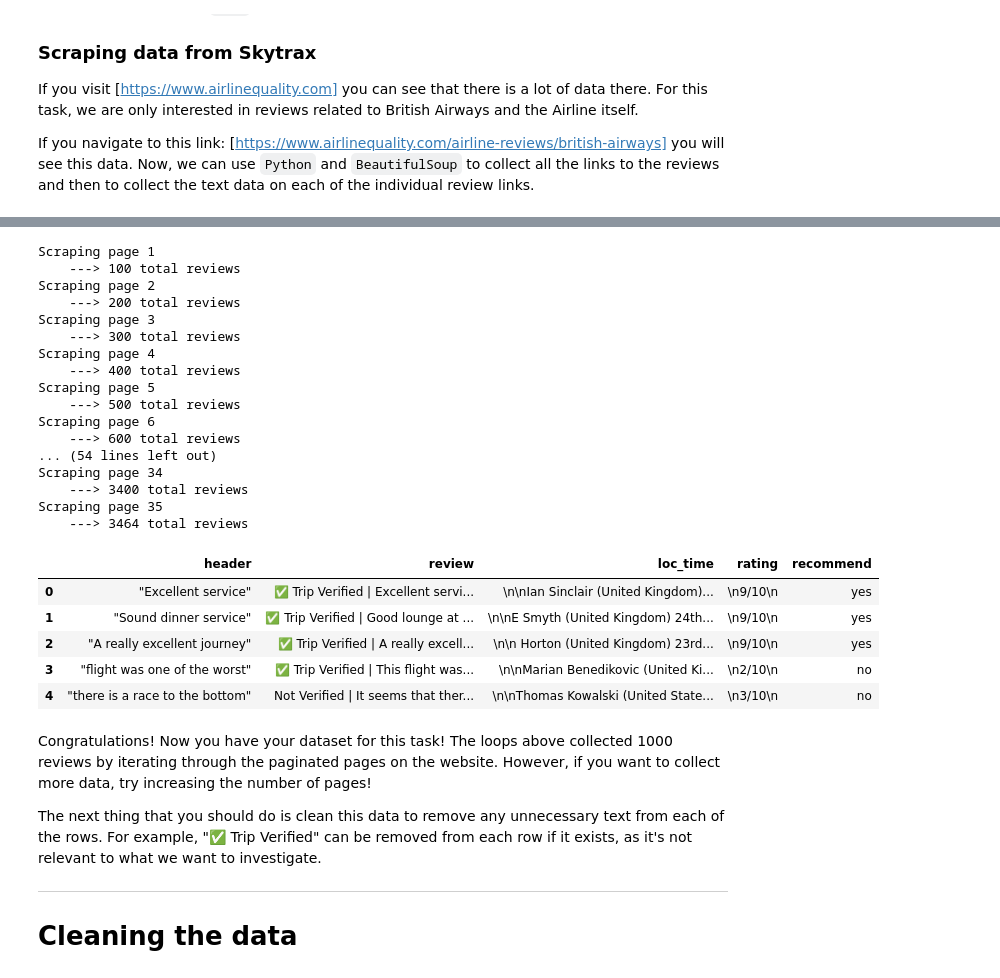
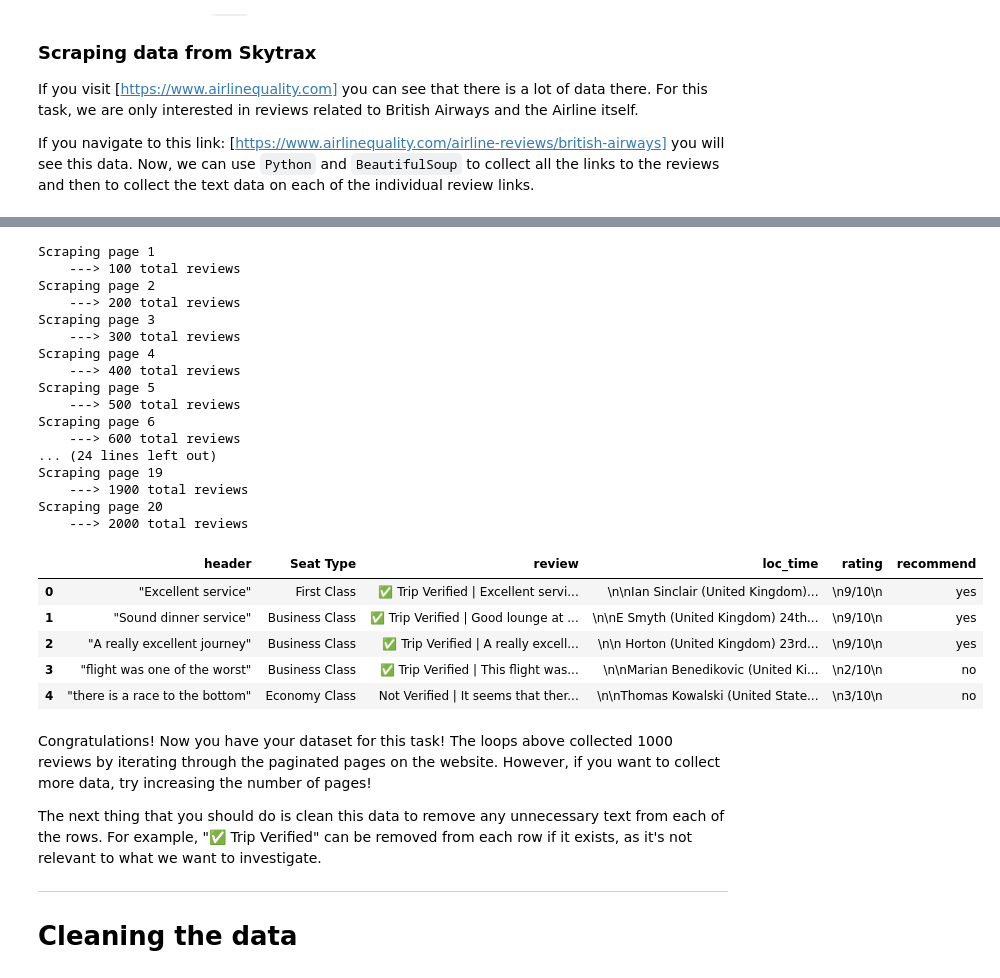
Before and after one commit to Shimmy-Shams-007/Web-Scraping-To-Gain-Company-Insights, a Jupyter notebook: BA_Task_1.ipynb, the cells around one changed output, grey strips where cells are left out. Saved outputs shown, nothing was run; the diff lists cells and outputs as text; code cells hidden in the pictures.

```diff
--- a/BA_Task_1.ipynb
+++ b/BA_Task_1.ipynb
@@ -61,13 +64,17 @@ def scrape_data(pages):
             header = passenger.find("h2", {"class": "text_header"}).get_text()
             loc_time = passenger.find("h3", {"class": "text_sub_header"}).get_text()
             review = passenger.find("div", {"class": "text_content"}).get_text()
-            table = passenger.find('table', {"class": "review-ratings"})
-            if table is not None:
-                recommend = table.find_all('td', {"class": "review-value"})[-1].get_text()
+            review_table = passenger.find('table', {"class": "review-ratings"})
+            if review_table is not None:
+                recommend = review_table.find_all('td', {"class": "review-value"})[-1].get_text()
+                cabin_flown = review_table.find('td', text="Seat Type").find_next_sibling('td').get_text()
+
             else:
                 recommend = "N/A"
+                cabin_flown = "N/A"
 
             profile.update([('header', header),
+                            ('Seat Type', cabin_flown),
                             ('review', review),
                             ('loc_time', loc_time),
                             ('rating', rating),
@@ -77,33 +84,33 @@ def scrape_data(pages):
     return reviews
 # %%
 # Creating the dataset of reviews
-reviews_list = scrape_data(35)
+reviews_list = scrape_data(20)
 df = pd.DataFrame(reviews_list)
 df.head()
 # %% [output]
 Scraping page 1
     ---> 100 total reviews
 Scraping page 2
     ---> 200 total reviews
 Scraping page 3
     ---> 300 total reviews
 Scraping page 4
     ---> 400 total reviews
 Scraping page 5
     ---> 500 total reviews
 Scraping page 6
     ---> 600 total reviews
-... (54 lines left out)
-Scraping page 34
-    ---> 3400 total reviews
-Scraping page 35
-    ---> 3464 total reviews
+... (24 lines left out)
+Scraping page 19
+    ---> 1900 total reviews
+Scraping page 20
+    ---> 2000 total reviews
-|  | header | review | loc_time | rating | recommend |
-| 0 | "Excellent service" | ✅ Trip Verified | Excellent servi... | \n\nIan Sinclair (United Kingdom)... | \n9/10\n | yes |
-| 1 | "Sound dinner service" | ✅ Trip Verified | Good lounge at ... | \n\nE Smyth (United Kingdom) 24th... | \n9/10\n | yes |
-| 2 | "A really excellent journey" | ✅ Trip Verified | A really excell... | \n\n Horton (United Kingdom) 23rd... | \n9/10\n | yes |
-| 3 | "flight was one of the worst" | ✅ Trip Verified | This flight was... | \n\nMarian Benedikovic (United Ki... | \n2/10\n | no |
-| 4 | "there is a race to the bottom" | Not Verified | It seems that ther... | \n\nThomas Kowalski (United State... | \n3/10\n | no |
+|  | header | Seat Type | review | loc_time | rating | recommend |
+| 0 | "Excellent service" | First Class | ✅ Trip Verified | Excellent servi... | \n\nIan Sinclair (United Kingdom)... | \n9/10\n | yes |
+| 1 | "Sound dinner service" | Business Class | ✅ Trip Verified | Good lounge at ... | \n\nE Smyth (United Kingdom) 24th... | \n9/10\n | yes |
+| 2 | "A really excellent journey" | Business Class | ✅ Trip Verified | A really excell... | \n\n Horton (United Kingdom) 23rd... | \n9/10\n | yes |
+| 3 | "flight was one of the worst" | Business Class | ✅ Trip Verified | This flight was... | \n\nMarian Benedikovic (United Ki... | \n2/10\n | no |
+| 4 | "there is a race to the bottom" | Economy Class | Not Verified | It seems that ther... | \n\nThomas Kowalski (United State... | \n3/10\n | no |
 # %% [markdown]
 Congratulations! Now you have your dataset for this task! The loops above collected 1000 reviews by iterating through the paginated pages on the website. However, if you want to collect more data, try increasing the number of pages!
 
```
Also changed, not shown: parts of 25 cells of this notebook, 1 other file.
